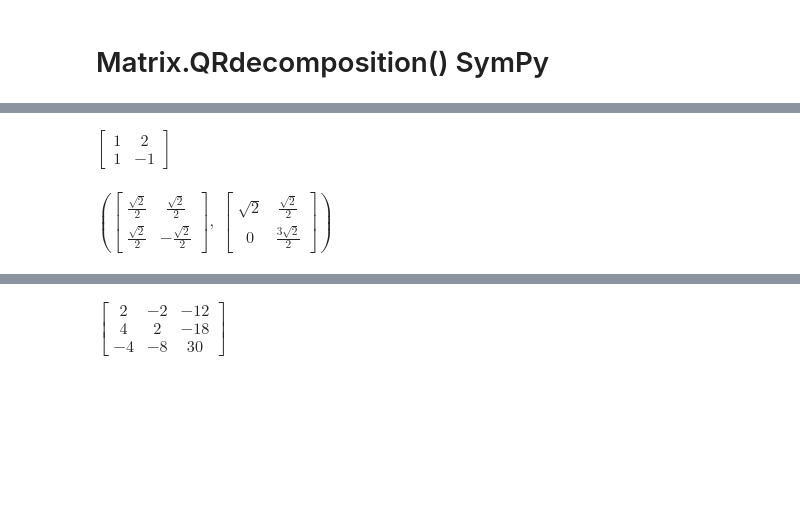
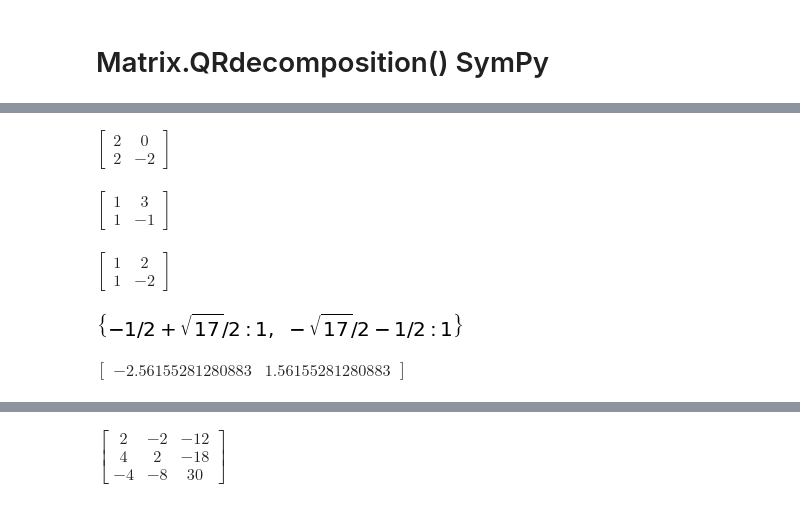
Before and after one commit to gjhernandezp/NM, a Jupyter notebook: NumericalSymbolicLinearAlgebra/LU_QR_Jacobi_Iterations_Simpy.ipynb, the cells around one changed output, grey strips where cells are left out. Drawn from its saved outputs; the diff is of its cells as text; code cells hidden in the pictures; blank space fills up the shorter version.

```diff
--- a/NumericalSymbolicLinearAlgebra/LU_QR_Jacobi_Iterations_Simpy.ipynb
+++ b/NumericalSymbolicLinearAlgebra/LU_QR_Jacobi_Iterations_Simpy.ipynb
@@ -57,9 +67,26 @@ $\displaystyle \left[\begin{matrix}1 & 0 & 0\\0 & 0 & 1\\0 & 1 & 0\end{matrix}\r
+# %%
+A = Matrix([[1,3], [1,-1]])
+Q,R = A.QRdecomposition()
+A = R@Q
+A
+# %% [output]
+$\displaystyle \left[\begin{matrix}2 & 0\\2 & -2\end{matrix}\right]$
+# %%
+Q,R = A.QRdecomposition()
+A = R@Q
+A
+# %% [output]
+$\displaystyle \left[\begin{matrix}1 & 3\\1 & -1\end{matrix}\right]$
 # %%
-A = Matrix([[1,2], [1,-1]])
+A = Matrix([[1,2], [1,-2]])
 A
 # %% [output]
-$\displaystyle \left[\begin{matrix}1 & 2\\1 & -1\end{matrix}\right]$
+$\displaystyle \left[\begin{matrix}1 & 2\\1 & -2\end{matrix}\right]$
 # %%
-A.QRdecomposition()
+A.eigenvals()
 # %% [output]
-$\displaystyle \left( \left[\begin{matrix}\frac{\sqrt{2}}{2} & \frac{\sqrt{2}}{2}\\\frac{\sqrt{2}}{2} & - \frac{\sqrt{2}}{2}\end{matrix}\right], \  \left[\begin{matrix}\sqrt{2} & \frac{\sqrt{2}}{2}\\0 & \frac{3 \sqrt{2}}{2}\end{matrix}\right]\right)$
+[figure, added]
+# %%
+N(Matrix([[k  for  k in  A.eigenvals().keys()]]))
+# %% [output]
+$\displaystyle \left[\begin{matrix}-2.56155281280883 & 1.56155281280883\end{matrix}\right]$
```
Also changed, not shown: parts of 39 cells of this notebook.
